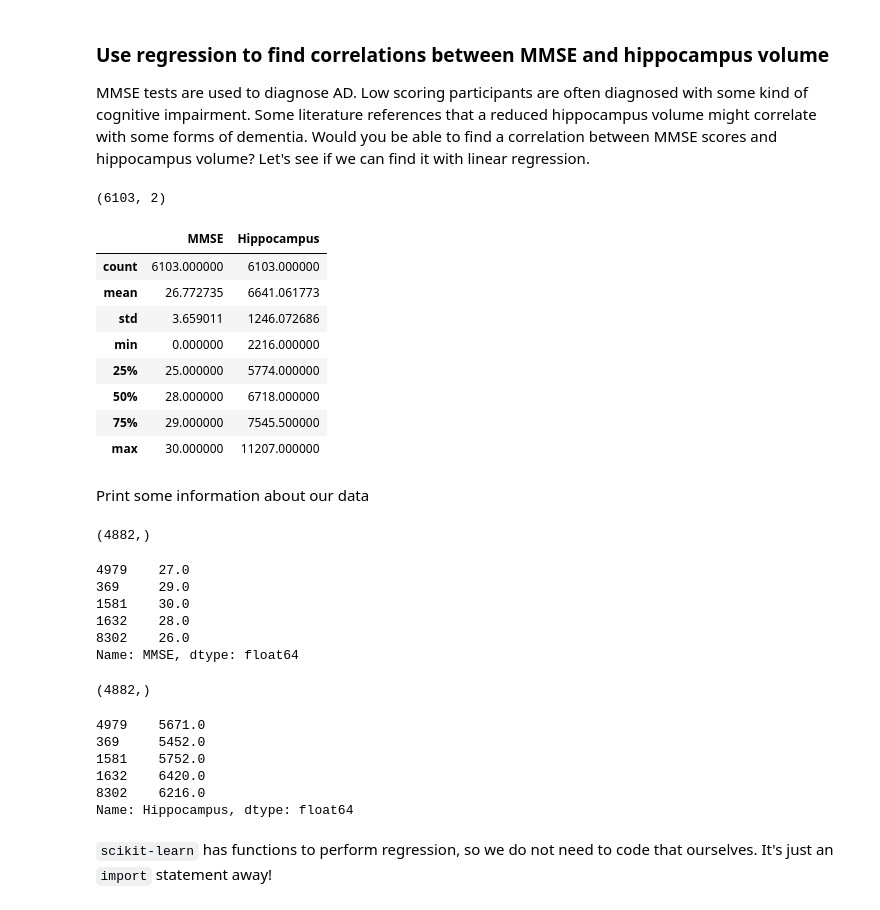
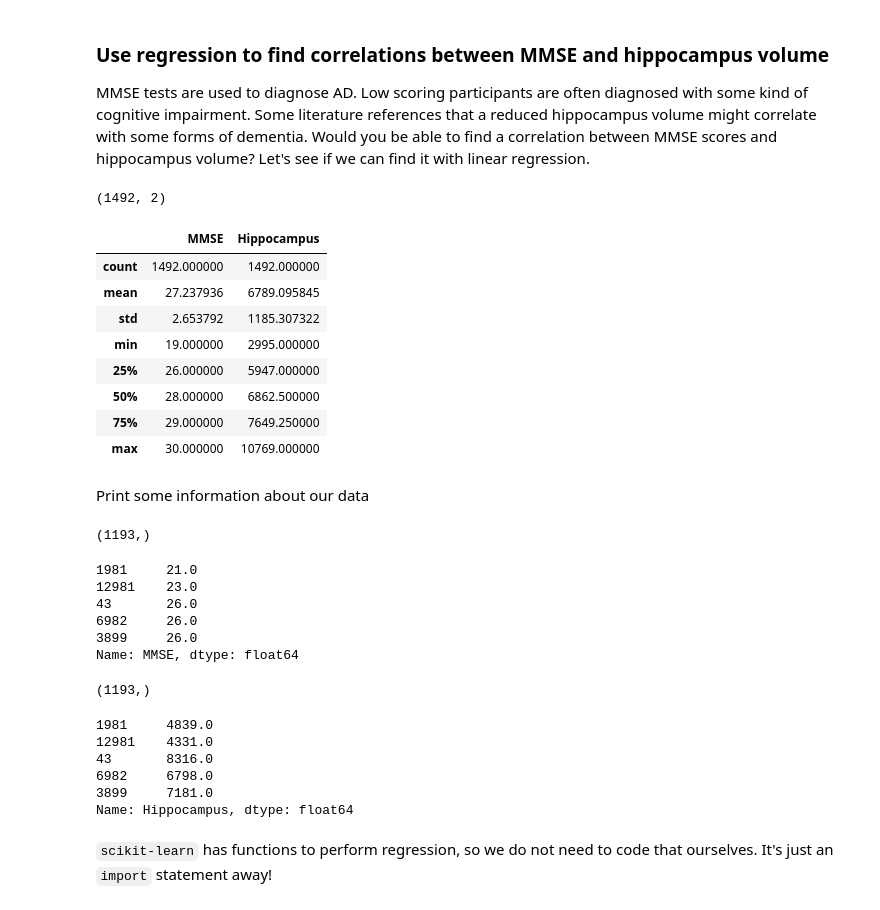
Before and after one commit to volkamerlab/ai_in_medicine, a Jupyter notebook: week1_session4_scikit-learn.ipynb, the cells around one changed output. Drawn from its saved outputs; the diff is of its cells as text; code cells hidden in the pictures.

```diff
--- a/week1_session4_scikit-learn.ipynb
+++ b/week1_session4_scikit-learn.ipynb
@@ -131,6 +156,7 @@ import pandas as pd
 # %%
 # Load data as cleaned in day two
 df = pd.read_csv("data/alzheimers_disease_reduced.csv")
+df = df[df["VISCODE"] == "bl"]
 # %%
 # Print some info
 print(df.shape)
@@ -197,20 +223,21 @@ array(['CN', 'Dementia', 'MCI'], dtype=object)
 MMSE tests are used to diagnose AD. Low scoring participants are often diagnosed with some kind of cognitive impairment. Some literature references that a reduced hippocampus volume might correlate with some forms of dementia. Would you be able to find a correlation between MMSE scores and hippocampus volume? Let's see if we can find it with linear regression.
 # %%
 # clean the data
-regr_Xy = df[['MMSE', 'Hippocampus']].dropna()
+regr_Xy = df[['MMSE', 'Hippocampus']]
+regr_Xy = regr_Xy.dropna()
 print(regr_Xy.shape)
 regr_Xy.describe()
 # %% [output]
-(6103, 2)
+(1492, 2)
 |  | MMSE | Hippocampus |
-| count | 6103.000000 | 6103.000000 |
-| mean | 26.772735 | 6641.061773 |
-| std | 3.659011 | 1246.072686 |
-| min | 0.000000 | 2216.000000 |
-| 25% | 25.000000 | 5774.000000 |
-| 50% | 28.000000 | 6718.000000 |
-| 75% | 29.000000 | 7545.500000 |
-| max | 30.000000 | 11207.000000 |
+| count | 1492.000000 | 1492.000000 |
+| mean | 27.237936 | 6789.095845 |
+| std | 2.653792 | 1185.307322 |
+| min | 19.000000 | 2995.000000 |
+| 25% | 26.000000 | 5947.000000 |
+| 50% | 28.000000 | 6862.500000 |
+| 75% | 29.000000 | 7649.250000 |
+| max | 30.000000 | 10769.000000 |
 # %%
 # define the data
 regr_X = regr_Xy['MMSE']
@@ -223,23 +250,23 @@ Print some information about our data
 print(regr_X_train.shape)
 regr_X_train.head()
 # %% [output]
-(4882,)
+(1193,)
-4979    27.0
-369     29.0
-1581    30.0
-1632    28.0
-8302    26.0
+1981     21.0
+12981    23.0
+43       26.0
+6982     26.0
+3899     26.0
 Name: MMSE, dtype: float64
 # %%
 print(regr_y_train.shape)
 regr_y_train.head()
 # %% [output]
-(4882,)
+(1193,)
-4979    5671.0
-369     5452.0
-1581    5752.0
-1632    6420.0
-8302    6216.0
+1981     4839.0
+12981    4331.0
+43       8316.0
+6982     6798.0
+3899     7181.0
 Name: Hippocampus, dtype: float64
 # %% [markdown]
 `scikit-learn` has functions to perform regression, so we do not need to code that ourselves. It's just an `import` statement away!
```
Also changed, not shown: parts of 28 cells of this notebook, 4 other files.
